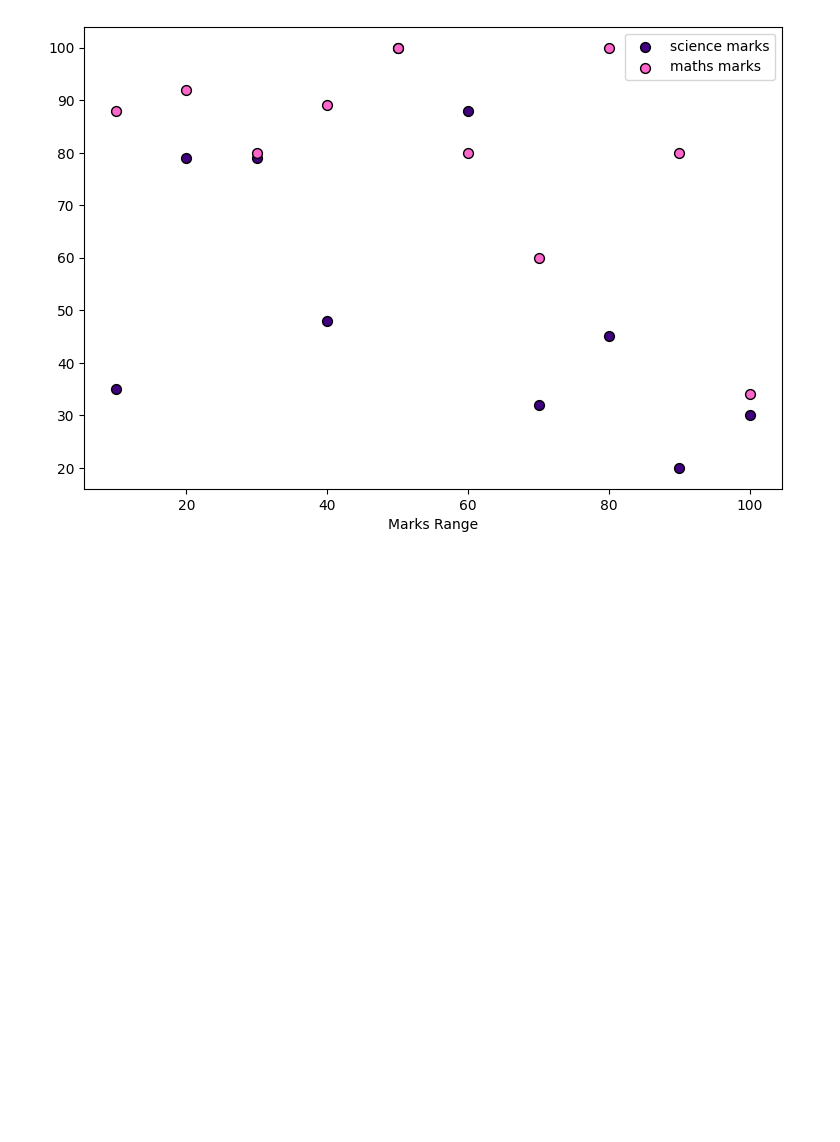
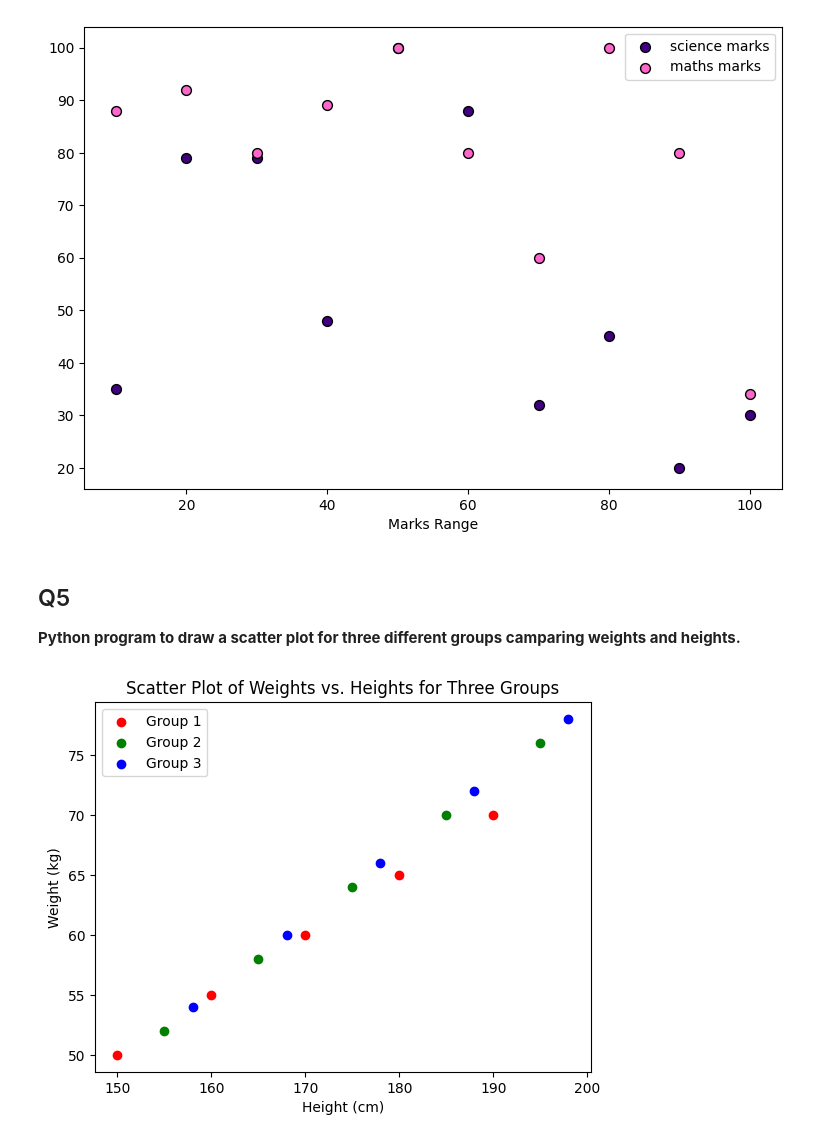
Before and after one commit to ayush-prajapati01/Python-Libraries, a Jupyter notebook: Matplotlib_Programs/scatterplot_programs.ipynb, the cells around one changed output. Saved outputs shown, nothing was run; the diff lists cells and outputs as text; code cells hidden in the pictures; blank space fills up the shorter version.

Commit message:
[Ayush] Add: Python program to draw a scatter plot for three different groups camparing weights and heights.

```diff
--- a/Matplotlib_Programs/scatterplot_programs.ipynb
+++ b/Matplotlib_Programs/scatterplot_programs.ipynb
@@ -90,3 +90,34 @@ if __name__ == "__main__":
     main()
 # %% [output]
 [figure]
+# %% [markdown]
+## Q5
+**Python program to draw a scatter plot for three different groups camparing weights and heights.**
+# %%
+def main():
+    group1_heights = np.array([150, 160, 170, 180, 190])
+    group1_weights = np.array([50, 55, 60, 65, 70])
+
+    group2_heights = np.array([155, 165, 175, 185, 195])
+    group2_weights = np.array([52, 58, 64, 70, 76])
+
+    group3_heights = np.array([158, 168, 178, 188, 198])
+    group3_weights = np.array([54, 60, 66, 72, 78])
+
+    # Plotting the data
+    plt.scatter(group1_heights, group1_weights, color='r', label='Group 1')
+    plt.scatter(group2_heights, group2_weights, color='g', label='Group 2')
+    plt.scatter(group3_heights, group3_weights, color='b', label='Group 3')
+
+    plt.xlabel('Height (cm)')
+    plt.ylabel('Weight (kg)')
+    plt.title('Scatter Plot of Weights vs. Heights for Three Groups')
+
+    plt.legend()
+    plt.show()
+
+
+if __name__ == "__main__":
+    main()
+# %% [output]
+[figure, added]
```
